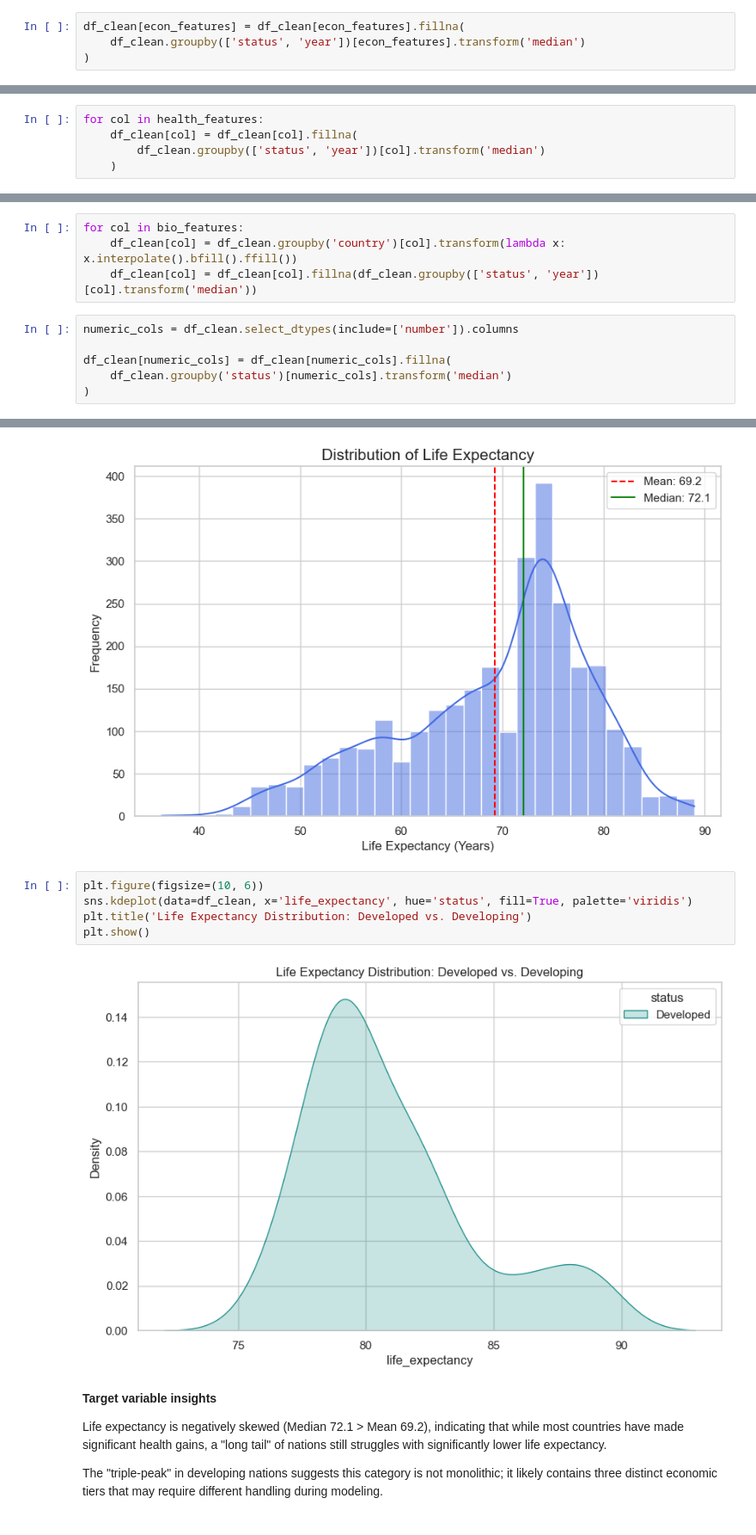
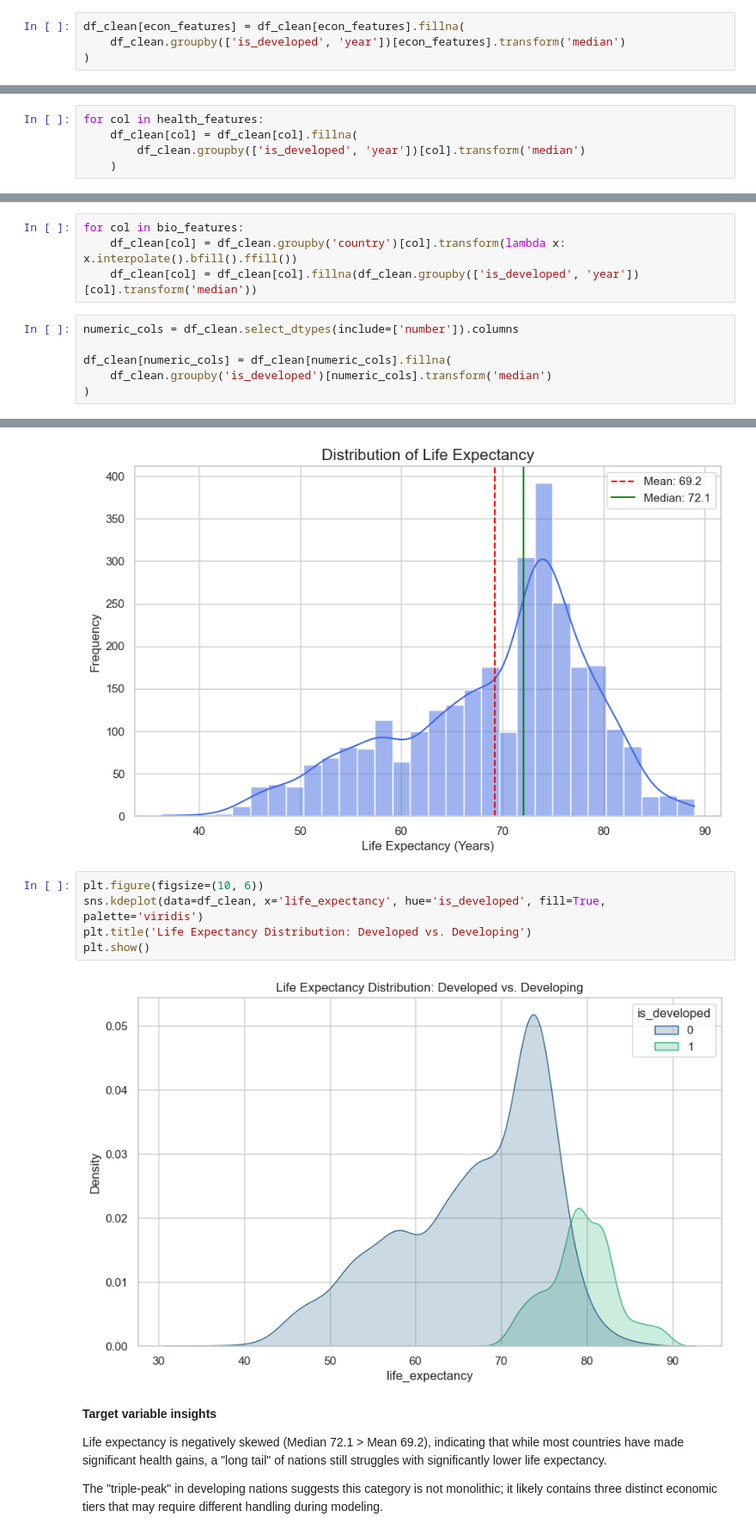
Before and after one commit to MermonGData/longevity-prediction, a Jupyter notebook: notebooks/01_eda_and_preprocessing.ipynb, the cells around one changed output, grey strips where cells are left out. Shown at 86% size. Cells and saved outputs as stored; diff of their text form.

Commit message:
chore: do a minor cleanup

```diff
--- a/notebooks/01_eda_and_preprocessing.ipynb
+++ b/notebooks/01_eda_and_preprocessing.ipynb
@@ -413,7 +412,7 @@ Sample of void countries: ['Bahamas', 'Bolivia (Plurinational State of)', 'Congo
 Identified countries like North Korea and Czechia as 'voids' requiring group-level imputation
 # %%
 df_clean[econ_features] = df_clean[econ_features].fillna(
-    df_clean.groupby(['status', 'year'])[econ_features].transform('median')
+    df_clean.groupby(['is_developed', 'year'])[econ_features].transform('median')
 )
 # %% [markdown]
 ### 6.2.3 Public Health & Clinical Features
@@ -434,7 +433,7 @@ Remaining holes in health features:
 # %%
 for col in health_features:
     df_clean[col] = df_clean[col].fillna(
-        df_clean.groupby(['status', 'year'])[col].transform('median')
+        df_clean.groupby(['is_developed', 'year'])[col].transform('median')
     )
 # %% [markdown]
 ### 6.2.4 Biological & Mortality Features
@@ -448,12 +447,12 @@ bio_features = [
 # %%
 for col in bio_features:
     df_clean[col] = df_clean.groupby('country')[col].transform(lambda x: x.interpolate().bfill().ffill())
-    df_clean[col] = df_clean[col].fillna(df_clean.groupby(['status', 'year'])[col].transform('median'))
+    df_clean[col] = df_clean[col].fillna(df_clean.groupby(['is_developed', 'year'])[col].transform('median'))
 # %%
 numeric_cols = df_clean.select_dtypes(include=['number']).columns
 
 df_clean[numeric_cols] = df_clean[numeric_cols].fillna(
-    df_clean.groupby('status')[numeric_cols].transform('median')
+    df_clean.groupby('is_developed')[numeric_cols].transform('median')
 )
 # %% [markdown]
 ### 6.2.5 Final check
@@ -550,11 +538,11 @@ plt.show()
 [figure]
 # %%
 plt.figure(figsize=(10, 6))
-sns.kdeplot(data=df_clean, x='life_expectancy', hue='status', fill=True, palette='viridis')
+sns.kdeplot(data=df_clean, x='life_expectancy', hue='is_developed', fill=True, palette='viridis')
 plt.title('Life Expectancy Distribution: Developed vs. Developing')
 plt.show()
 # %% [output]
-[figure, old version]
+[figure, new version]
 # %% [markdown]
 **Target variable insights**
 
```
Also changed, not shown: parts of 10 cells of this notebook, 1 other file.
